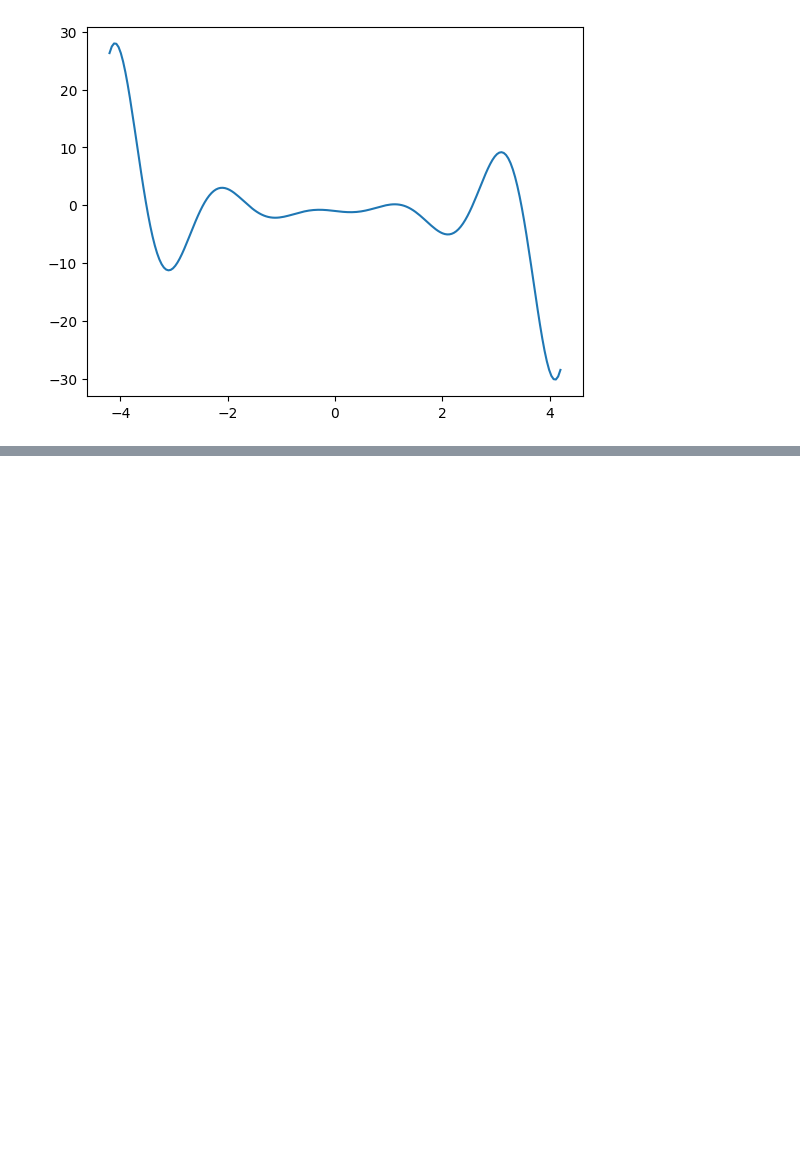
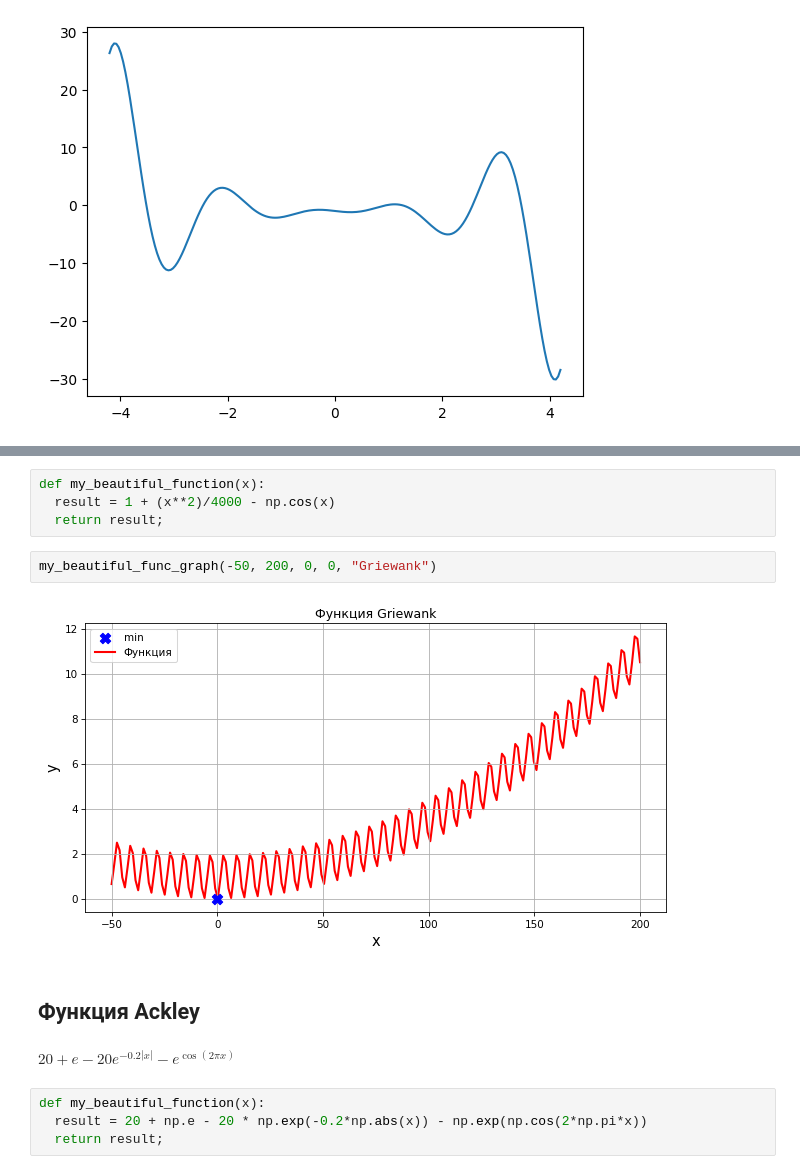
Before and after one commit to Allynik/examples-of-formulas, a Jupyter notebook: OKAiVD_Stepanov_Vyacheslav_BSV23_practice_1_01_22_02_2024.ipynb, the cells around one changed output, grey strips where cells are left out. Drawn from its saved outputs; the diff is of its cells as text; blank space fills up the shorter version.

```diff
--- a/OKAiVD_Stepanov_Vyacheslav_BSV23_practice_1_01_22_02_2024.ipynb
+++ b/OKAiVD_Stepanov_Vyacheslav_BSV23_practice_1_01_22_02_2024.ipynb
@@ -57,0 +139,16 @@ plt.show()
+# %%
+def my_beautiful_function(x):
+  result = 1 + (x**2)/4000 - np.cos(x)
+  return result;
+# %%
+my_beautiful_func_graph(-50, 200, 0, 0, "Griewank")
+# %% [output]
+[figure, added]
+# %% [markdown]
+## Функция Ackley
+# %% [markdown]
+$ 20 + e - 20e^{-0.2\left| x \right|} - e^{\cos(2\pi x)} $
+# %%
+def my_beautiful_function(x):
+  result = 20 + np.e - 20 * np.exp(-0.2*np.abs(x)) - np.exp(np.cos(2*np.pi*x))
+  return result;
```
Also changed, not shown: parts of 40 cells of this notebook.
